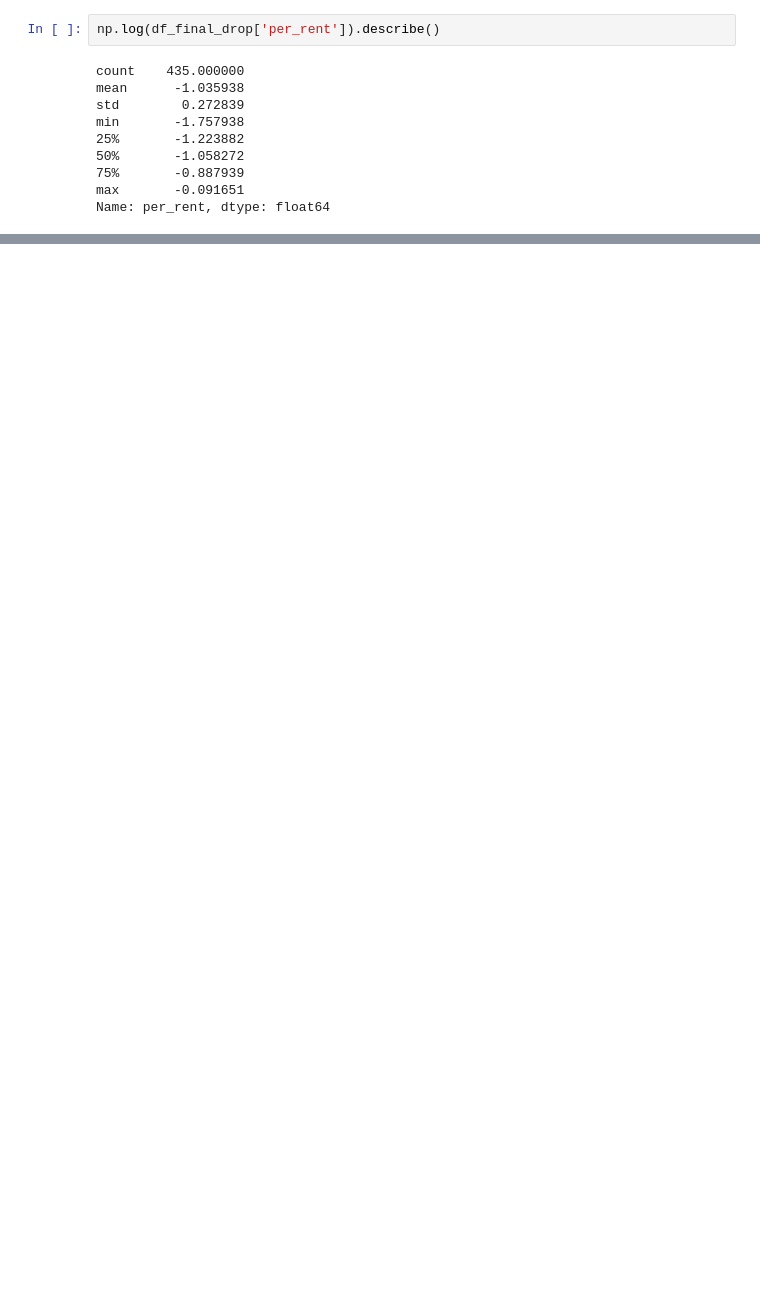
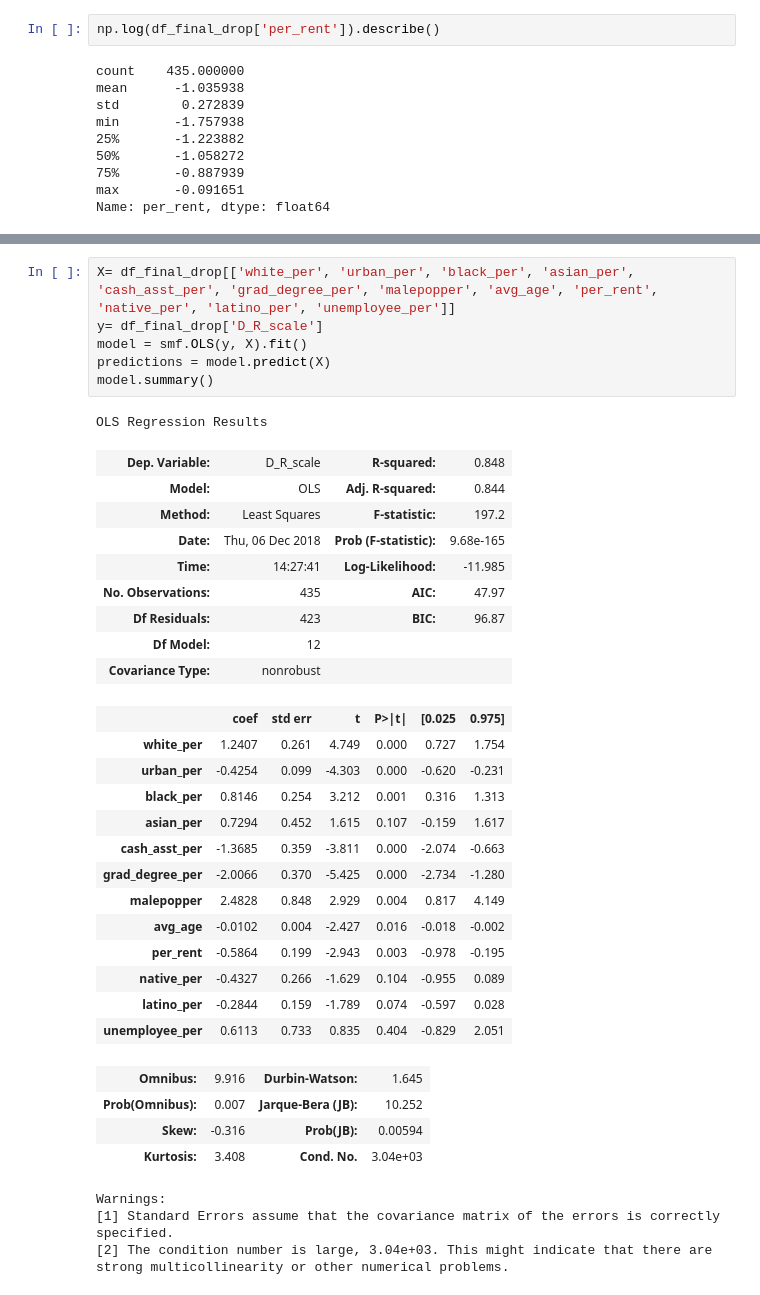
Before and after one commit to scbronder/state_predictor, a Jupyter notebook: mod2_v2.ipynb, the cells around one changed output, grey strips where cells are left out. Saved outputs shown, nothing was run; the diff lists cells and outputs as text; blank space fills up the shorter version.

```diff
--- a/mod2_v2.ipynb
+++ b/mod2_v2.ipynb
@@ -1020,0 +1088,38 @@ df.final_drop.astype(float)
+# %%
+X= df_final_drop[['white_per', 'urban_per', 'black_per', 'asian_per', 'cash_asst_per', 'grad_degree_per', 'malepopper', 'avg_age', 'per_rent', 'native_per', 'latino_per', 'unemployee_per']]
+y= df_final_drop['D_R_scale']
+model = smf.OLS(y, X).fit()
+predictions = model.predict(X)
+model.summary()
+# %% [output]
+OLS Regression Results
+| Dep. Variable: | D_R_scale | R-squared: | 0.848 |
+| Model: | OLS | Adj. R-squared: | 0.844 |
+| Method: | Least Squares | F-statistic: | 197.2 |
+| Date: | Thu, 06 Dec 2018 | Prob (F-statistic): | 9.68e-165 |
+| Time: | 14:27:41 | Log-Likelihood: | -11.985 |
+| No. Observations: | 435 | AIC: | 47.97 |
+| Df Residuals: | 423 | BIC: | 96.87 |
+| Df Model: | 12 |  |  |
+| Covariance Type: | nonrobust |  |  |
+|  | coef | std err | t | P>|t| | [0.025 | 0.975] |
+| white_per | 1.2407 | 0.261 | 4.749 | 0.000 | 0.727 | 1.754 |
+| urban_per | -0.4254 | 0.099 | -4.303 | 0.000 | -0.620 | -0.231 |
+| black_per | 0.8146 | 0.254 | 3.212 | 0.001 | 0.316 | 1.313 |
+| asian_per | 0.7294 | 0.452 | 1.615 | 0.107 | -0.159 | 1.617 |
+| cash_asst_per | -1.3685 | 0.359 | -3.811 | 0.000 | -2.074 | -0.663 |
+| grad_degree_per | -2.0066 | 0.370 | -5.425 | 0.000 | -2.734 | -1.280 |
+| malepopper | 2.4828 | 0.848 | 2.929 | 0.004 | 0.817 | 4.149 |
+| avg_age | -0.0102 | 0.004 | -2.427 | 0.016 | -0.018 | -0.002 |
+| per_rent | -0.5864 | 0.199 | -2.943 | 0.003 | -0.978 | -0.195 |
+| native_per | -0.4327 | 0.266 | -1.629 | 0.104 | -0.955 | 0.089 |
+| latino_per | -0.2844 | 0.159 | -1.789 | 0.074 | -0.597 | 0.028 |
+| unemployee_per | 0.6113 | 0.733 | 0.835 | 0.404 | -0.829 | 2.051 |
+| Omnibus: | 9.916 | Durbin-Watson: | 1.645 |
+| Prob(Omnibus): | 0.007 | Jarque-Bera (JB): | 10.252 |
+| Skew: | -0.316 | Prob(JB): | 0.00594 |
+| Kurtosis: | 3.408 | Cond. No. | 3.04e+03 |
+Warnings:
+[1] Standard Errors assume that the covariance matrix of the errors is correctly specified.
+[2] The condition number is large, 3.04e+03. This might indicate that there are
+strong multicollinearity or other numerical problems.
```
Also changed, not shown: parts of 27 cells of this notebook.
